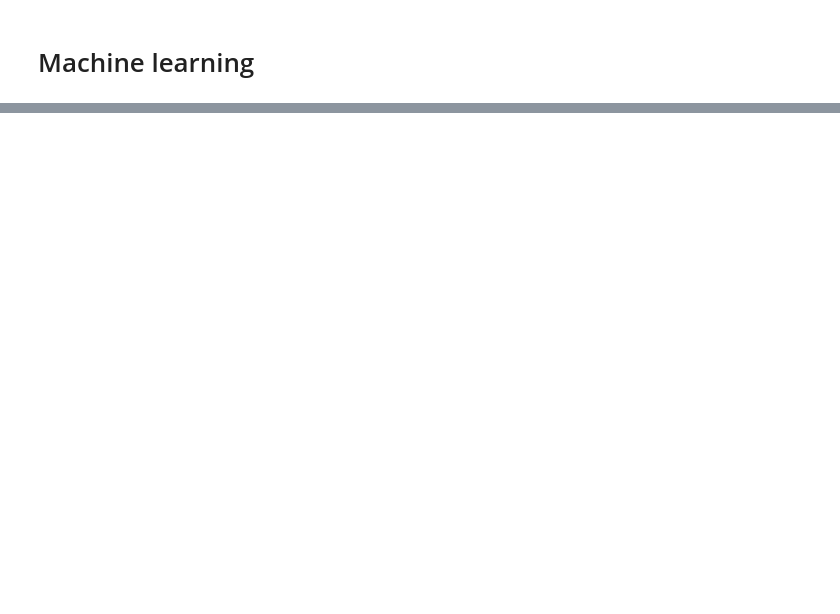
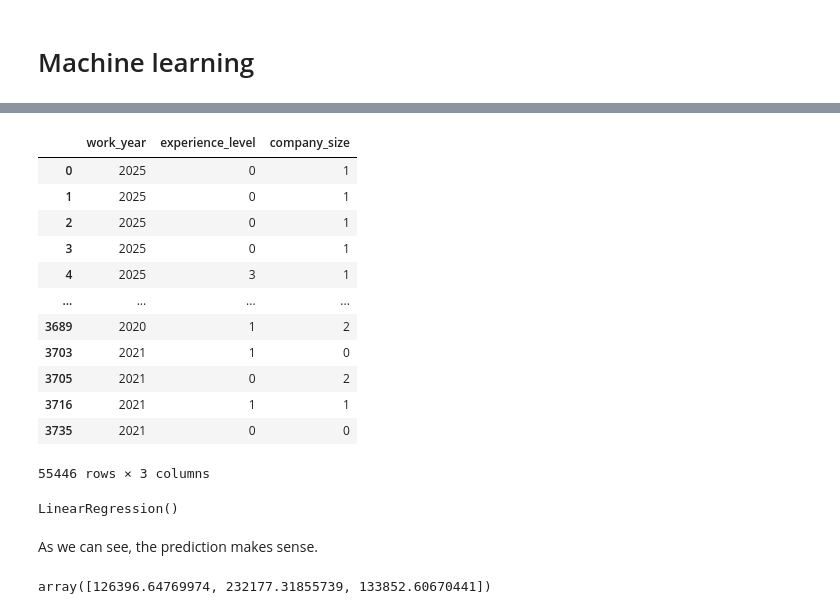
Before and after one commit to ByteMeRadi/Salary-Prediction-System-for-Data-Science-Careers, a Jupyter notebook: salary-prediction-system-for-data-science-careers.ipynb, the cells around one changed output, grey strips where cells are left out. Cells and saved outputs as stored; diff of their text form; code cells hidden in the pictures; blank space fills up the shorter version.

```diff
--- a/salary-prediction-system-for-data-science-careers.ipynb
+++ b/salary-prediction-system-for-data-science-careers.ipynb
@@ -352,0 +459,21 @@ plt.show()
+# %%
+df[["work_year","experience_level","company_size"]]
+# %% [output]
+|  | work_year | experience_level | company_size |
+| 0 | 2025 | 0 | 1 |
+| 1 | 2025 | 0 | 1 |
+| 2 | 2025 | 0 | 1 |
+| 3 | 2025 | 0 | 1 |
+| 4 | 2025 | 3 | 1 |
+| ... | ... | ... | ... |
+| 3689 | 2020 | 1 | 2 |
+| 3703 | 2021 | 1 | 0 |
+| 3705 | 2021 | 0 | 2 |
+| 3716 | 2021 | 1 | 1 |
+| 3735 | 2021 | 0 | 0 |
+55446 rows × 3 columns
+# %%
+model_1 = LinearRegression()
+model_1.fit(df[["work_year","experience_level","company_size"]], df["salary_in_usd"])
+# %% [output]
+LinearRegression()
@@ -352,0 +486,6 @@ plt.show()
+# %% [markdown]
+As we can see, the prediction makes sense.
+# %%
+model_1.predict(test)
+# %% [output]
+array([126396.64769974, 232177.31855739, 133852.60670441])
```
Also changed, not shown: parts of 36 cells of this notebook.
